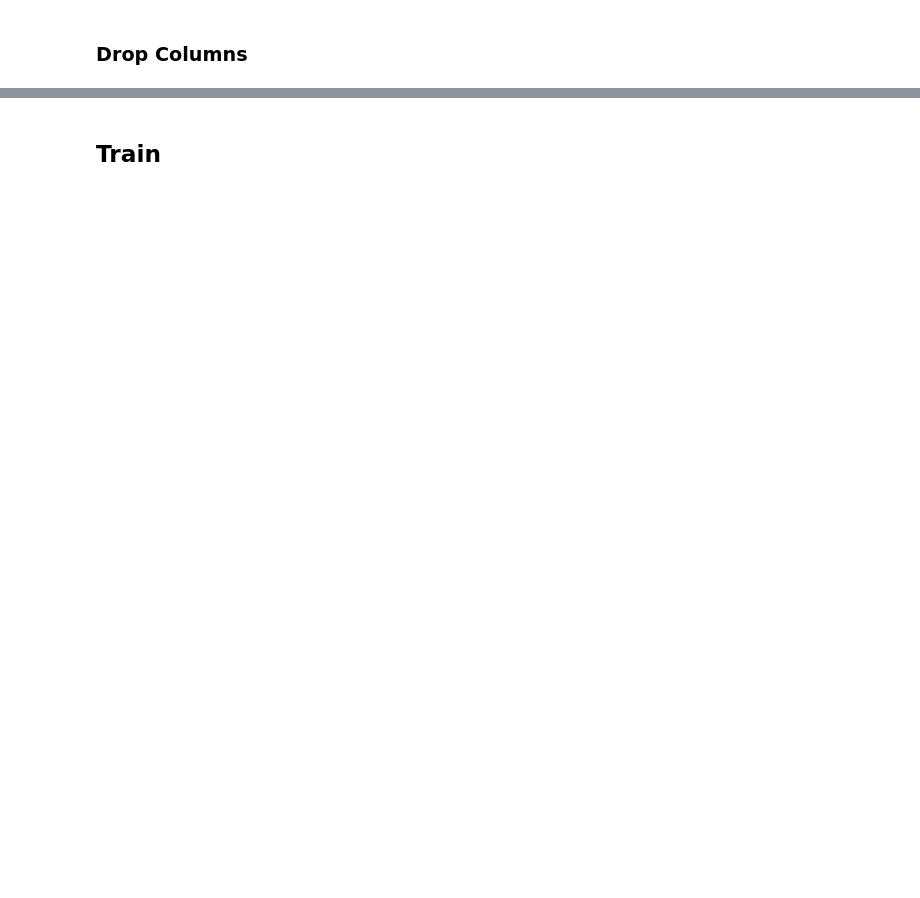
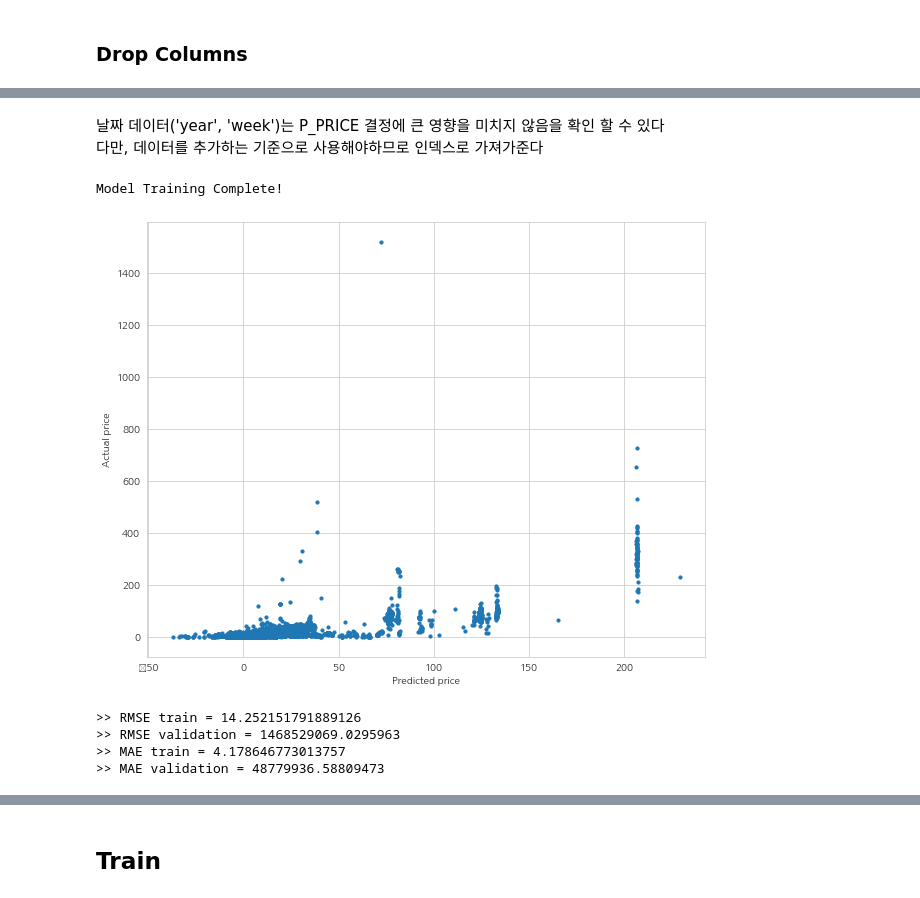
Before and after one commit to Yeony54/Project_Seafood_Import_Price_Prediction, a Jupyter notebook: 3-2. 전처리 가설 검증.ipynb, the cells around one changed output, grey strips where cells are left out. Saved outputs shown, nothing was run; the diff lists cells and outputs as text; code cells hidden in the pictures; blank space fills up the shorter version.

```diff
--- a/3-2. 전처리 가설 검증.ipynb
+++ b/3-2. 전처리 가설 검증.ipynb
@@ -208,6 +92,7 @@ def train_model(train_data, target_data, model=LinearRegression()):  # baseline
 
     pred_train, pred_test = model.predict(x_train), model.predict(x_test)
 
+    plt.figure(figsize=(10, 8))
     plt.scatter(pred_train, y_train, s=10)
     plt.xlabel("Predicted price")
     plt.ylabel("Actual price")
@@ -314,0 +183,12 @@ df0_base.drop(columns = drop, inplace=True)
+# %% [markdown]
+날짜 데이터('year', 'week')는 P_PRICE 결정에 큰 영향을 미치지 않음을 확인 할 수 있다
+다만, 데이터를 추가하는 기준으로 사용해야하므로 인덱스로 가져가준다
+# %%
+model0 = train_model(df0_base.drop(columns=['P_PRICE']), df0_base['P_PRICE'])
+# %% [output]
+Model Training Complete!
+[figure, added]
+>> RMSE train = 14.252151791889126
+>> RMSE validation = 1468529069.0295963
+>> MAE train = 4.178646773013757
+>> MAE validation = 48779936.58809473
```
Also changed, not shown: parts of 57 cells of this notebook, 1 other file.
